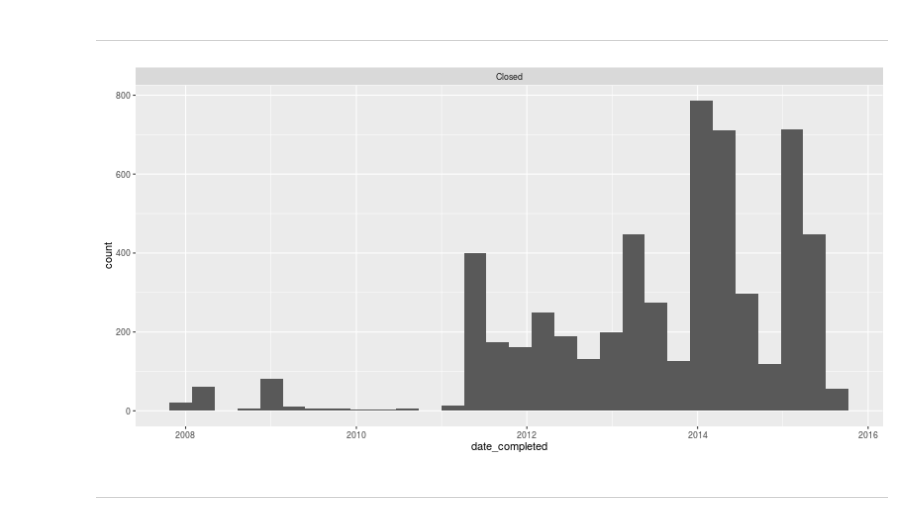
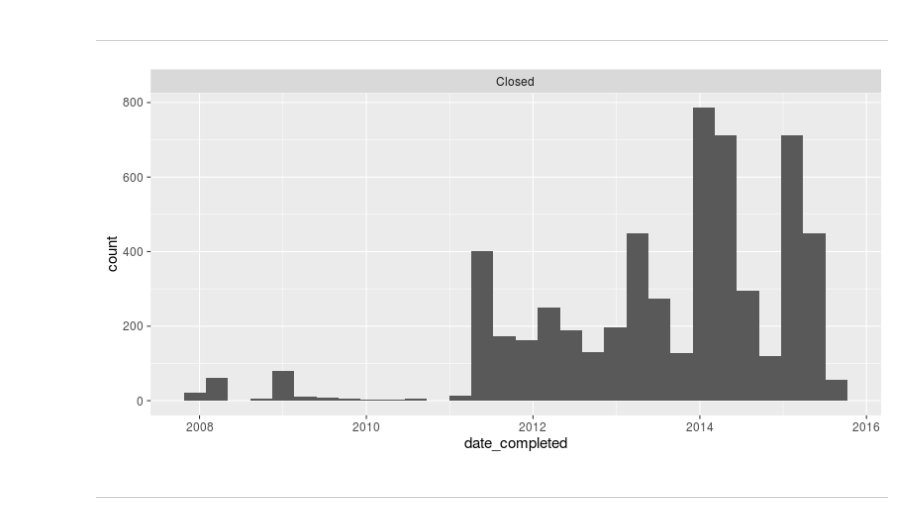
Before and after one commit to NunoEdgarGFlowHub/jpd-pdapr-slides, a Jupyter notebook: potholes.ipynb, the cells around one changed output. Saved outputs shown, nothing was run; the diff lists cells and outputs as text; code cells hidden in the pictures.

```diff
--- a/potholes.ipynb
+++ b/potholes.ipynb
@@ -386,11 +395,12 @@ p
 # %%
 p = (gp.ggplot(ddataf.filter('Status == "Closed"')) +
      gp.geom_histogram(gp.aes_string(x='date_completed'), bins=30) +
      gp.facet_grid('~Status') +
+     gp.theme_gray(base_size=15) +
      gp.theme(**{'legend.position': 'top'}))
 p
 # %% [output]
-[figure, old version]
+[figure, new version]
 # %% [markdown]
 ---
 # %%
```
Also changed, not shown: parts of 33 cells of this notebook, 14 other files.
